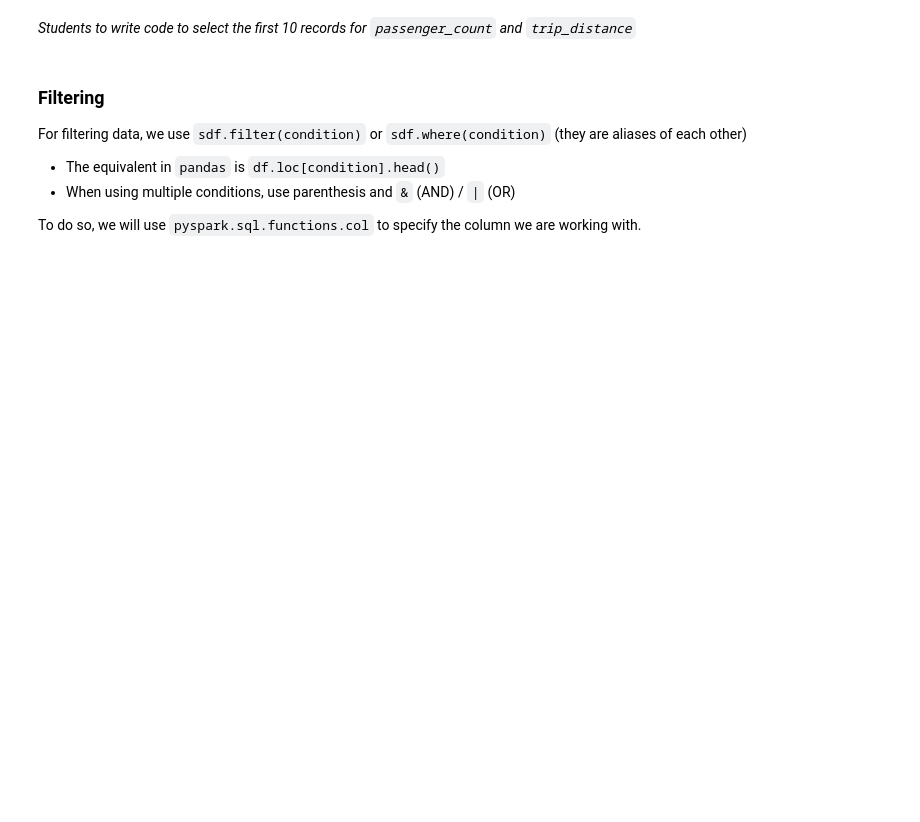
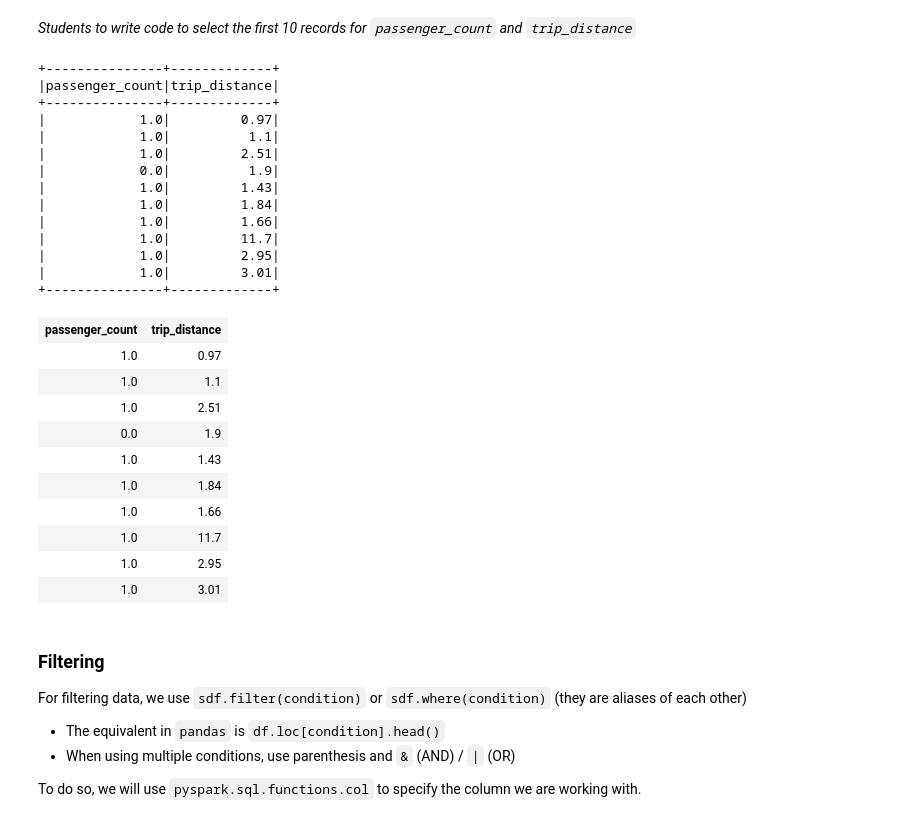
Before and after one commit to sidneyhoei/MAST30034_Python, a Jupyter notebook: tutorials/tute_1/Tute1_Python.ipynb, the cells around one changed output. Drawn from its saved outputs; the diff is of its cells as text; code cells hidden in the pictures; blank space fills up the shorter version.

```diff
--- a/tutorials/tute_1/Tute1_Python.ipynb
+++ b/tutorials/tute_1/Tute1_Python.ipynb
@@ -207,12 +281,38 @@ _Students to write code to select the first 10 records for `passenger_count` and
 # %%
 # write code here to select the first 10 records for `passenger_count` and `trip_distance`
 
 # solution 1
-sdf.select('passenger_count', 'trip_distance').limit(10)
+print(sdf.select('passenger_count', 'trip_distance').limit(10))
 
 # solution 2
 required_cols = ('passenger_count', 'trip_distance')
 sdf.select(*required_cols).limit(10)
+# %% [output]
++---------------+-------------+
+|passenger_count|trip_distance|
++---------------+-------------+
+|            1.0|         0.97|
+|            1.0|          1.1|
+|            1.0|         2.51|
+|            0.0|          1.9|
+|            1.0|         1.43|
+|            1.0|         1.84|
+|            1.0|         1.66|
+|            1.0|         11.7|
+|            1.0|         2.95|
+|            1.0|         3.01|
++---------------+-------------+
+| passenger_count | trip_distance |
+| 1.0 | 0.97 |
+| 1.0 | 1.1 |
+| 1.0 | 2.51 |
+| 0.0 | 1.9 |
+| 1.0 | 1.43 |
+| 1.0 | 1.84 |
+| 1.0 | 1.66 |
+| 1.0 | 11.7 |
+| 1.0 | 2.95 |
+| 1.0 | 3.01 |
 # %% [markdown]
 ### Filtering
 For filtering data, we use `sdf.filter(condition)` or `sdf.where(condition)` (they are aliases of each other)
```
Also changed, not shown: parts of 21 cells of this notebook.
